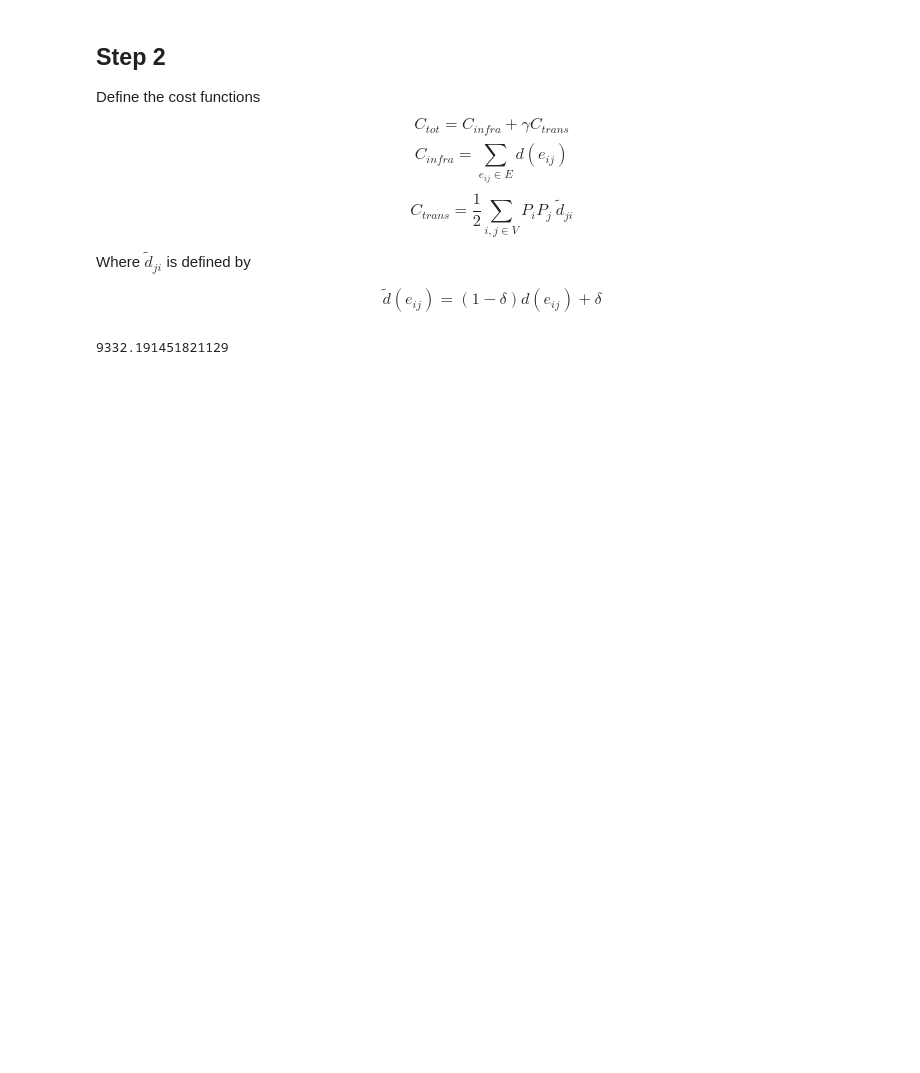
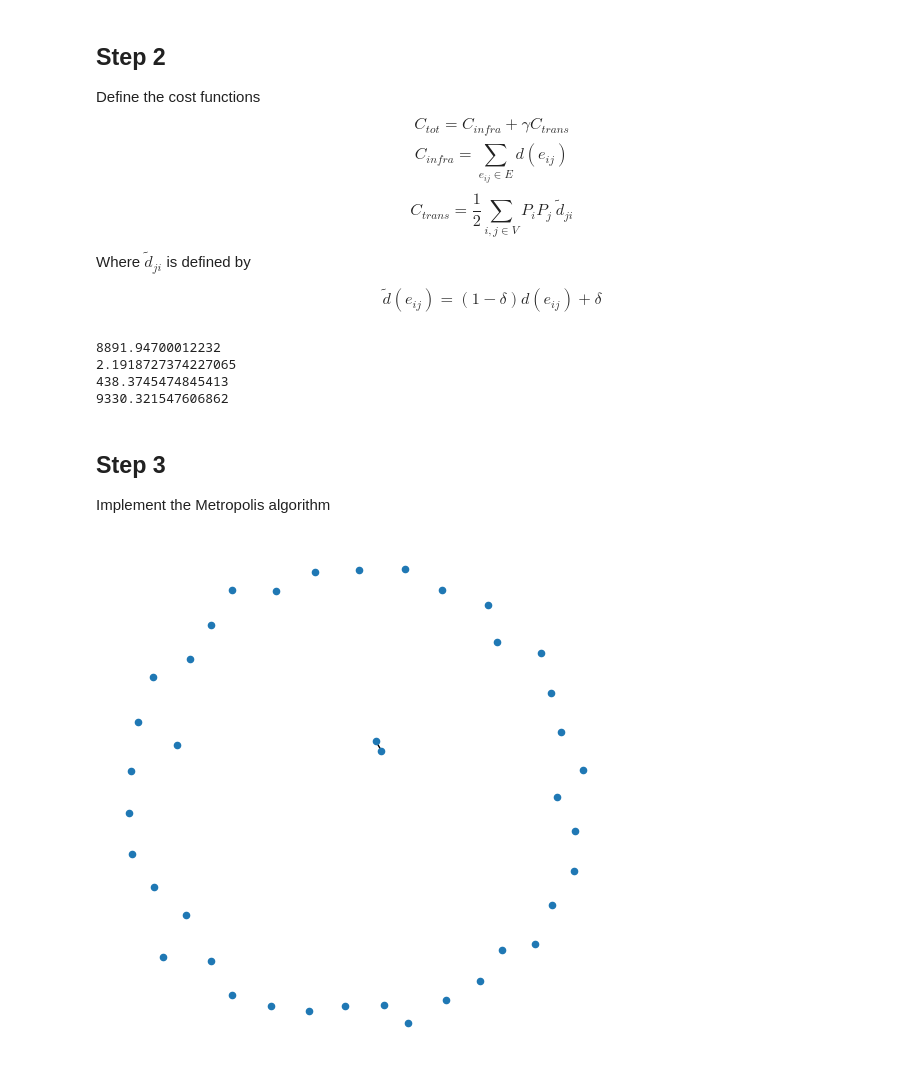
Before and after one commit to Esteban-AG/CHD_Optimal_Transport_Network, a Jupyter notebook: OT_Networks.ipynb, the cells around one changed output. Drawn from its saved outputs; the diff is of its cells as text; code cells hidden in the pictures; blank space fills up the shorter version.

```diff
--- a/OT_Networks.ipynb
+++ b/OT_Networks.ipynb
@@ -135,4 +119,17 @@ def C_tot(graph,γ,δ,Pop=None,p=None):
 # %%
-C_tot(G,200,0.33)
+delta= 0.33
+gamma = 200
+
+print(C_infra(G)) # This is going to be large, because G is a complete network
+print(C_trans(G,delta))
+print(C_trans(G,delta)*gamma)
+print(C_tot(G,gamma,delta))
 # %% [output]
-9332.191451821129
+8891.94700012232
+2.1918727374227065
+438.3745474845413
+9330.321547606862
+# %% [markdown]
+## Step 3
+
+Implement the Metropolis algorithm
@@ -138,0 +156,12 @@ C_tot(G,200,0.33)
+# %%
+G0 = nx.Graph()
+G0.add_nodes_from(Nodes)
+
+G1 = G0.copy()
+G1.add_edge(0,5,weight=1.2)
+
+plt.figure(figsize=(5,5))
+nx.draw(G1, node_size=20)
+plt.show()
+# %% [output]
+[figure, added]
```
Also changed, not shown: parts of 12 cells of this notebook.
